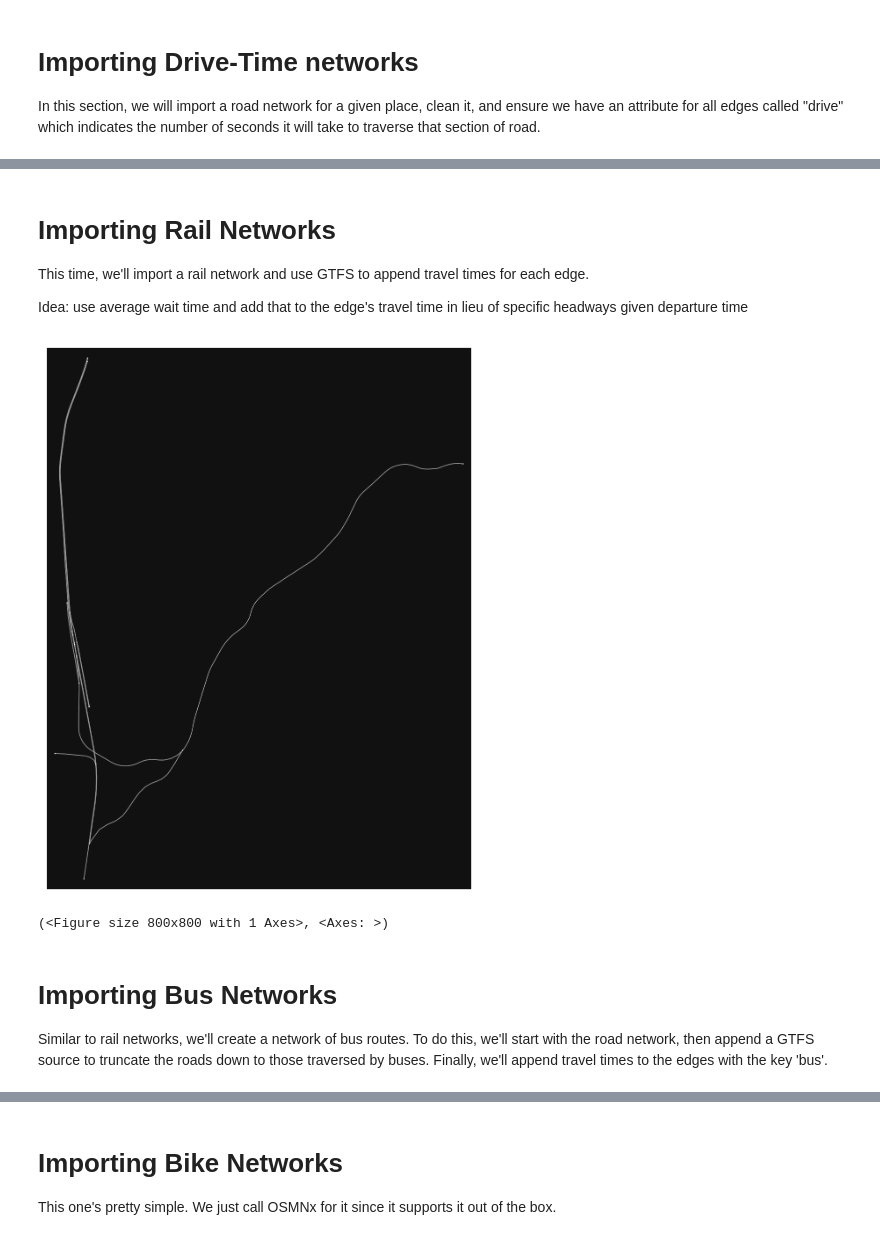
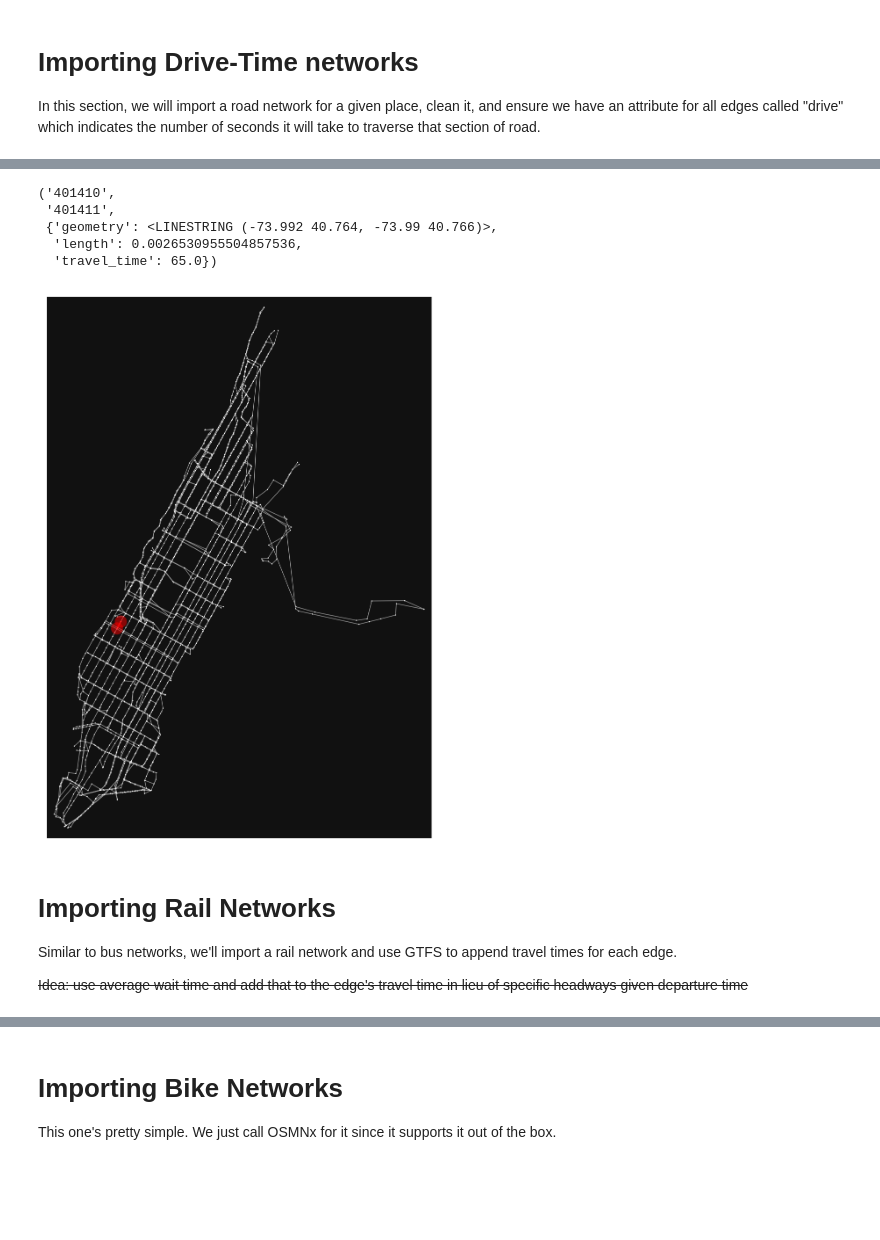
Before and after one commit to agupta01/metroscore, a Jupyter notebook: notebooks/etl.ipynb, the cells around one changed output, grey strips where cells are left out. Drawn from its saved outputs; the diff is of its cells as text; code cells hidden in the pictures; blank space fills up the shorter version.

Commit message:
feat: import and etl gtfs data

```diff
--- a/notebooks/etl.ipynb
+++ b/notebooks/etl.ipynb
@@ -65,0 +132,36 @@ highlight_edge_in_graph(G, e[0], e[1])
+# %%
+from shapely.geometry import LineString, Point
+from shapely.ops import substring
+from pyproj import CRS
+import warnings
+from functools import partial
+
+def split_linestring_with_points(ls: LineString, p: List[Point]) -> List[LineString]:
+    # get distance projections of points to linestring
+    with warnings.catch_warnings():
+        warnings.simplefilter("ignore")
+        projections = [ls.project(p) for p in p]
+    # sort projections
+    projections.sort()
+    # split lineßstring
+    lines = [substring(ls, projections[i], projections[i+1]) for i in range(len(projections) - 1)]
+    return lines
+
+def make_edges(df: pd.DataFrame, use_real_route_shapes: bool = True) -> pd.DataFrame:
+    df = df.sort_values('stop_sequence')
+    res = pd.DataFrame({
+        'u': df['stop_id'].values[:-1],
+        'v': df['stop_id'].values[1:],
+        "key": 0,
+        "geometry": [LineString([df['stop_geometry'].values[i], df['stop_geometry'].values[i+1]]) for i in range(len(df) - 1)],
+        "length": [df['stop_geometry'].values[i].distance(df['stop_geometry'].values[i+1]) for i in range(len(df) - 1)],
+        "travel_time": df['departure_time'].values[1:] - df['departure_time'].values[:-1],
+    }, index=None)
+    if use_real_route_shapes:
+        ls = df['trip_geometry'].values[0] # needs error handling for multiple geometries
+        edges = split_linestring_with_points(ls, df['stop_geometry'].tolist())
+        res = res.assign(geometry=edges)
+        res = res.assign(length=list(map(lambda x: x.length, edges)))
+    return res
+
+fast_make_edges = partial(make_edges, use_real_route_shapes=False)
@@ -65,0 +222,3 @@ highlight_edge_in_graph(G, e[0], e[1])
+# %%
+# build graph using osmnx
+bus_network = ox.graph_from_gdfs(nodes_gdf, edges_gdf)
@@ -66,25 +237,19 @@ highlight_edge_in_graph(G, e[0], e[1])
+# %%
+e = get_random_edge(bus_network)
+e
+# %% [output]
+('401410',
+ '401411',
+ {'geometry': <LINESTRING (-73.992 40.764, -73.99 40.766)>,
+  'length': 0.0026530955504857536,
+  'travel_time': 65.0})
+# %%
+highlight_edge_in_graph(bus_network, e[0], e[1])
+# %% [output]
+[figure, added]
 # %% [markdown]
 # Importing Rail Networks
 
-This time, we'll import a rail network and use GTFS to append travel times for each edge.
+Similar to bus networks, we'll import a rail network and use GTFS to append travel times for each edge.
 
-Idea: use average wait time and add that to the edge's travel time in lieu of specific headways given departure time
+~~Idea: use average wait time and add that to the edge's travel time in lieu of specific headways given departure time~~
-# %%
-R = ox.graph_from_place(
-    PLACE,
-    retain_all=False,
-    truncate_by_edge=True,
-    simplify=True,
-    custom_filter='["railway"]'
-)
-
-ox.plot_graph(R, node_size=0.8, edge_linewidth=0.5)
-# %% [output]
-[figure, removed]
-(<Figure size 800x800 with 1 Axes>, <Axes: >)
-# %% [markdown]
-# Importing Bus Networks
-
-Similar to rail networks, we'll create a network of bus routes. To do this, we'll start
-with the road network, then append a GTFS source to truncate the roads down to those traversed by buses.
-Finally, we'll append travel times to the edges with the key 'bus'.
```
Also changed, not shown: parts of 27 cells of this notebook, 3 other files.
